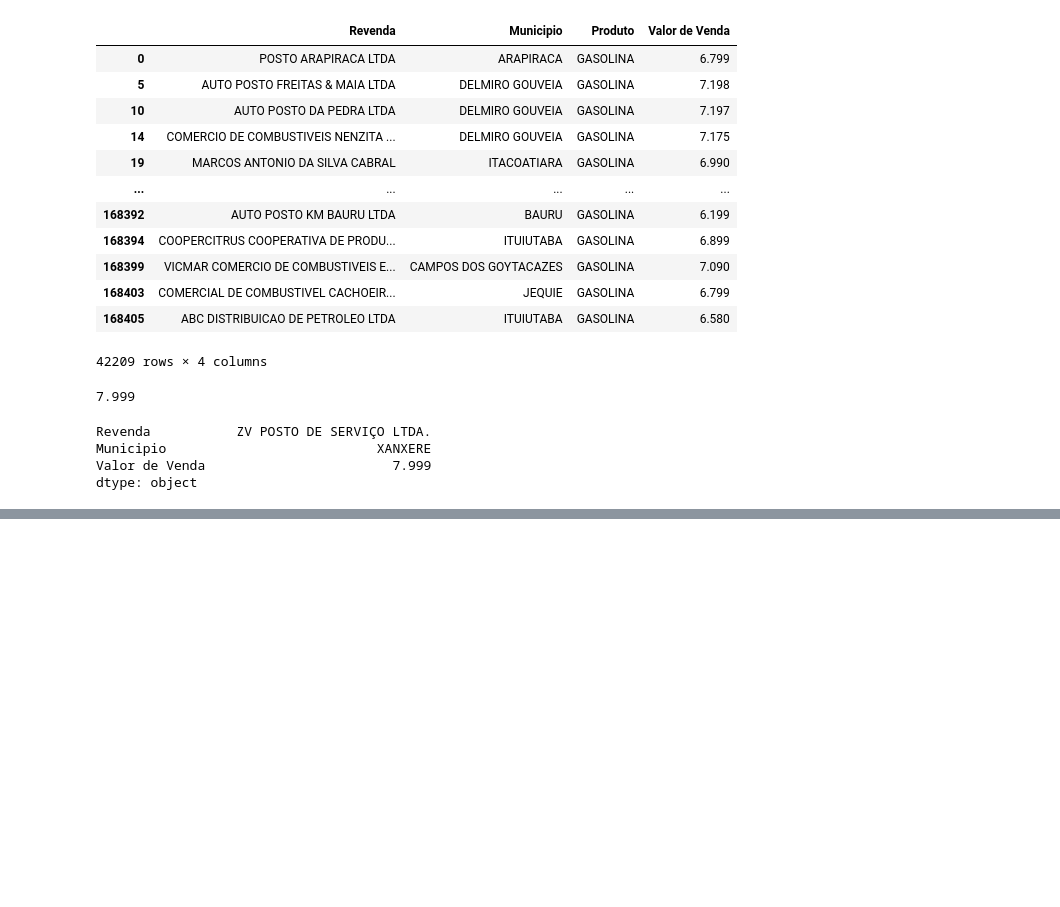
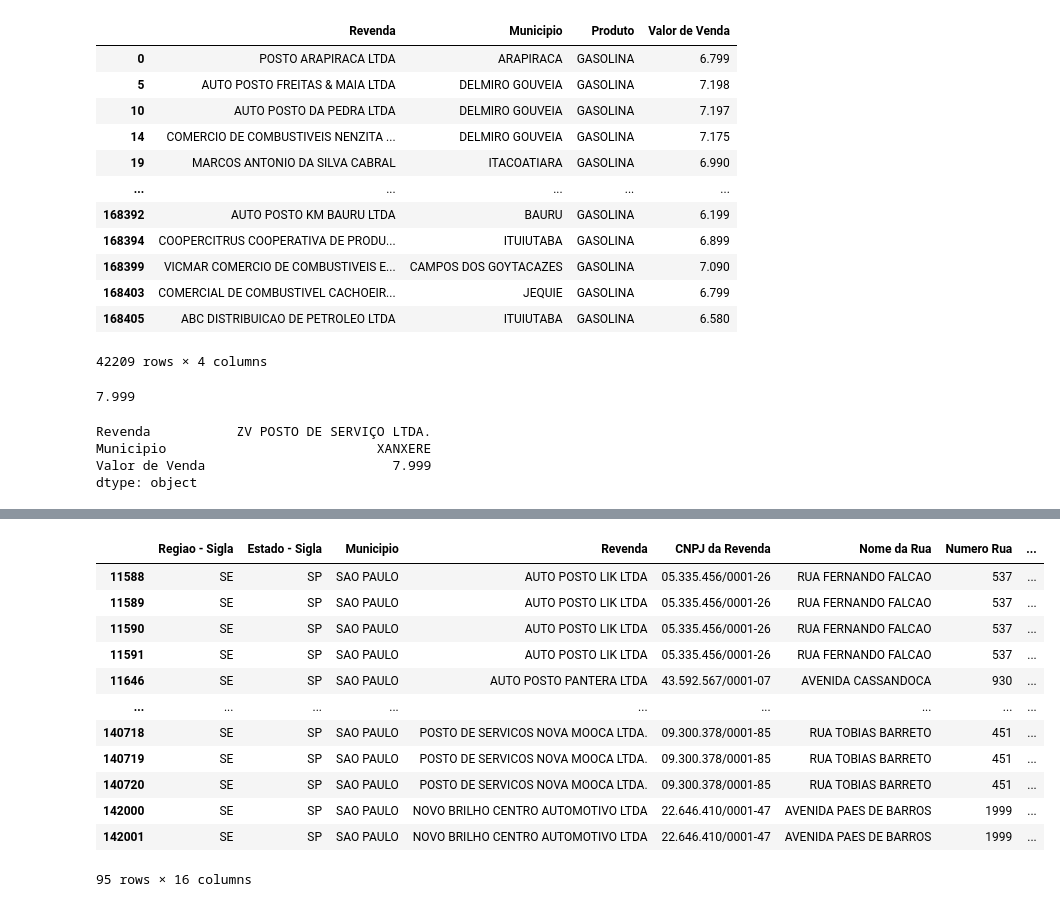
Before and after one commit to DayvsonGomes/AnimaExtensaoPythonPandas2023-1, a Jupyter notebook: PrimeiroExemploPythonPandas.ipynb, the cells around one changed output, grey strips where cells are left out. Cells and saved outputs as stored; diff of their text form; code cells hidden in the pictures; blank space fills up the shorter version.

```diff
--- a/PrimeiroExemploPythonPandas.ipynb
+++ b/PrimeiroExemploPythonPandas.ipynb
@@ -155,0 +198,17 @@ dtype: object
+# %%
+#Qual a media dos preços dos combustiveis GASOLINA e GASOLINA ADITIVADA do bairro BELA VISTA em São Paulo
+combustiveis_df.loc[(combustiveis_df['Bairro'] == 'MOOCA') & (combustiveis_df['Municipio'] == 'SAO PAULO')]
+# %% [output]
+|  | Regiao - Sigla | Estado - Sigla | Municipio | Revenda | CNPJ da Revenda | Nome da Rua | Numero Rua | ... |
+| 11588 | SE | SP | SAO PAULO | AUTO POSTO LIK LTDA | 05.335.456/0001-26 | RUA FERNANDO FALCAO | 537 | ... |
+| 11589 | SE | SP | SAO PAULO | AUTO POSTO LIK LTDA | 05.335.456/0001-26 | RUA FERNANDO FALCAO | 537 | ... |
+| 11590 | SE | SP | SAO PAULO | AUTO POSTO LIK LTDA | 05.335.456/0001-26 | RUA FERNANDO FALCAO | 537 | ... |
+| 11591 | SE | SP | SAO PAULO | AUTO POSTO LIK LTDA | 05.335.456/0001-26 | RUA FERNANDO FALCAO | 537 | ... |
+| 11646 | SE | SP | SAO PAULO | AUTO POSTO PANTERA LTDA | 43.592.567/0001-07 | AVENIDA CASSANDOCA | 930 | ... |
+| ... | ... | ... | ... | ... | ... | ... | ... | ... |
+| 140718 | SE | SP | SAO PAULO | POSTO DE SERVICOS NOVA MOOCA LTDA. | 09.300.378/0001-85 | RUA TOBIAS BARRETO | 451 | ... |
+| 140719 | SE | SP | SAO PAULO | POSTO DE SERVICOS NOVA MOOCA LTDA. | 09.300.378/0001-85 | RUA TOBIAS BARRETO | 451 | ... |
+| 140720 | SE | SP | SAO PAULO | POSTO DE SERVICOS NOVA MOOCA LTDA. | 09.300.378/0001-85 | RUA TOBIAS BARRETO | 451 | ... |
+| 142000 | SE | SP | SAO PAULO | NOVO BRILHO CENTRO AUTOMOTIVO LTDA | 22.646.410/0001-47 | AVENIDA PAES DE BARROS | 1999 | ... |
+| 142001 | SE | SP | SAO PAULO | NOVO BRILHO CENTRO AUTOMOTIVO LTDA | 22.646.410/0001-47 | AVENIDA PAES DE BARROS | 1999 | ... |
+95 rows × 16 columns
```
Also changed, not shown: parts of 8 cells of this notebook.
